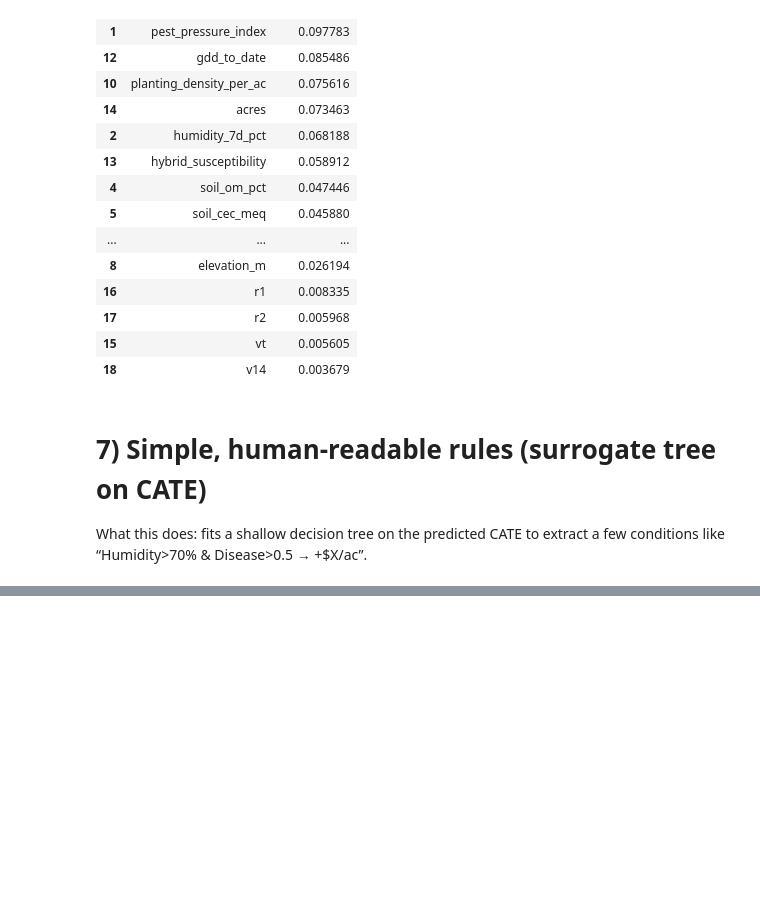
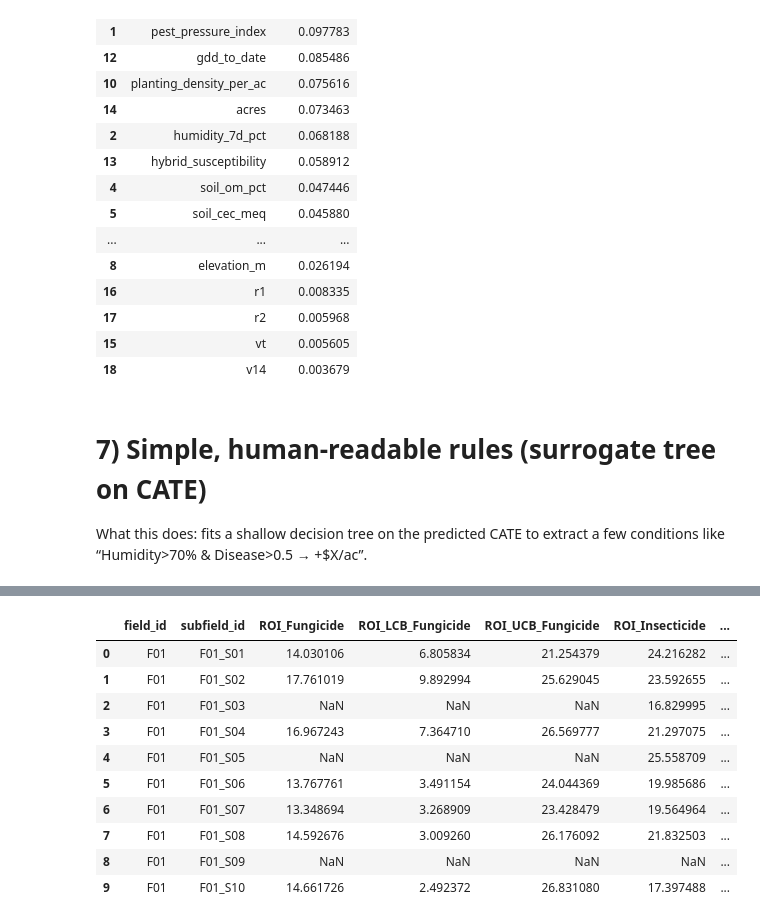
Before and after one commit to jwalluww/Portfolio_Projects, a Jupyter notebook: Quick_Hits/WIP_Farming_Dataset.ipynb, the cells around one changed output, grey strips where cells are left out. Cells and saved outputs as stored; diff of their text form; code cells hidden in the pictures; blank space fills up the shorter version.

```diff
--- a/Quick_Hits/WIP_Farming_Dataset.ipynb
+++ b/Quick_Hits/WIP_Farming_Dataset.ipynb
@@ -875,0 +877,32 @@ ValueError: A given column is not a column of the dataframe
+# %%
+# Build a unified table with predicted Δ$/ac per arm (align rows to the same subfields if needed)
+# Here we take only rows where the current t in arm_results[arm]["treatment_pair"] is 'None' or arm;
+# to create a *full* grid for all subfields, re-score cate on the full X for each arm.
+
+# Minimal version: join on (field_id, subfield_id)
+roi_tbl = None
+for arm in ["Fungicide","Insecticide","Both"]:
+    tmp = arm_results[arm][["field_id","subfield_id","CATE_usd","LCB_usd","UCB_usd"]].copy()
+    tmp = tmp.rename(columns={"CATE_usd": f"ROI_{arm}", "LCB_usd": f"ROI_LCB_{arm}", "UCB_usd": f"ROI_UCB_{arm}"})
+    roi_tbl = tmp if roi_tbl is None else roi_tbl.merge(tmp, on=["field_id","subfield_id"], how="outer")
+
+# Risk-aware pick: use the LOWER bound (conservative)
+roi_tbl["best_arm"] = roi_tbl[["ROI_LCB_Fungicide","ROI_LCB_Insecticide","ROI_LCB_Both"]].idxmax(axis=1).str.replace("ROI_LCB_","")
+roi_tbl["best_roi_lcb"] = roi_tbl[["ROI_LCB_Fungicide","ROI_LCB_Insecticide","ROI_LCB_Both"]].max(axis=1)
+
+# Final prescription: treat only if best LCB > 0 (or > threshold)
+threshold = 0.0  # could be $5-$10 to cover risk/ops
+roi_tbl["recommendation"] = np.where(roi_tbl["best_roi_lcb"] > threshold, roi_tbl["best_arm"], "None")
+roi_tbl.head(10)
+# %% [output]
+|  | field_id | subfield_id | ROI_Fungicide | ROI_LCB_Fungicide | ROI_UCB_Fungicide | ROI_Insecticide | ... |
+| 0 | F01 | F01_S01 | 14.030106 | 6.805834 | 21.254379 | 24.216282 | ... |
+| 1 | F01 | F01_S02 | 17.761019 | 9.892994 | 25.629045 | 23.592655 | ... |
+| 2 | F01 | F01_S03 | NaN | NaN | NaN | 16.829995 | ... |
+| 3 | F01 | F01_S04 | 16.967243 | 7.364710 | 26.569777 | 21.297075 | ... |
+| 4 | F01 | F01_S05 | NaN | NaN | NaN | 25.558709 | ... |
+| 5 | F01 | F01_S06 | 13.767761 | 3.491154 | 24.044369 | 19.985686 | ... |
+| 6 | F01 | F01_S07 | 13.348694 | 3.268909 | 23.428479 | 19.564964 | ... |
+| 7 | F01 | F01_S08 | 14.592676 | 3.009260 | 26.176092 | 21.832503 | ... |
+| 8 | F01 | F01_S09 | NaN | NaN | NaN | NaN | ... |
+| 9 | F01 | F01_S10 | 14.661726 | 2.492372 | 26.831080 | 17.397488 | ... |
```
Also changed, not shown: parts of 5 cells of this notebook.
